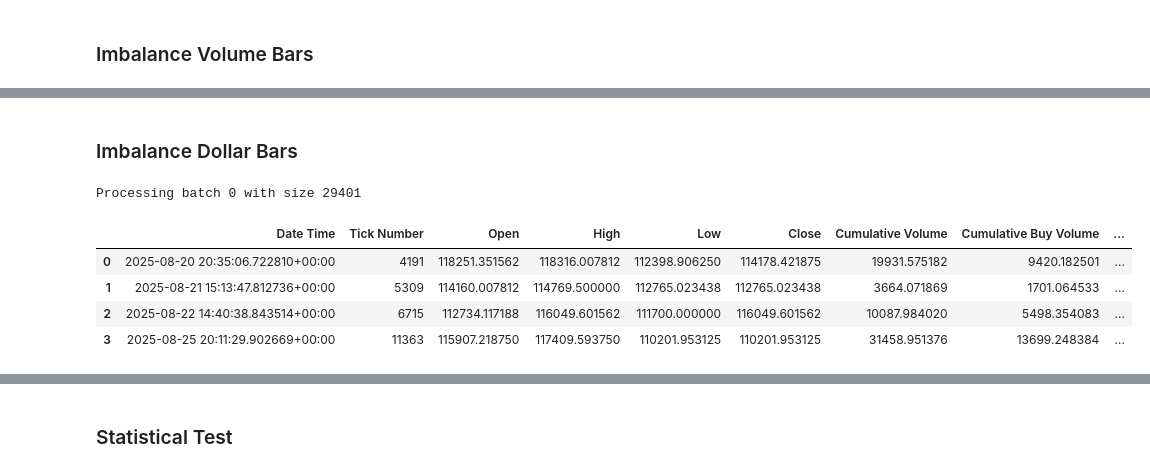
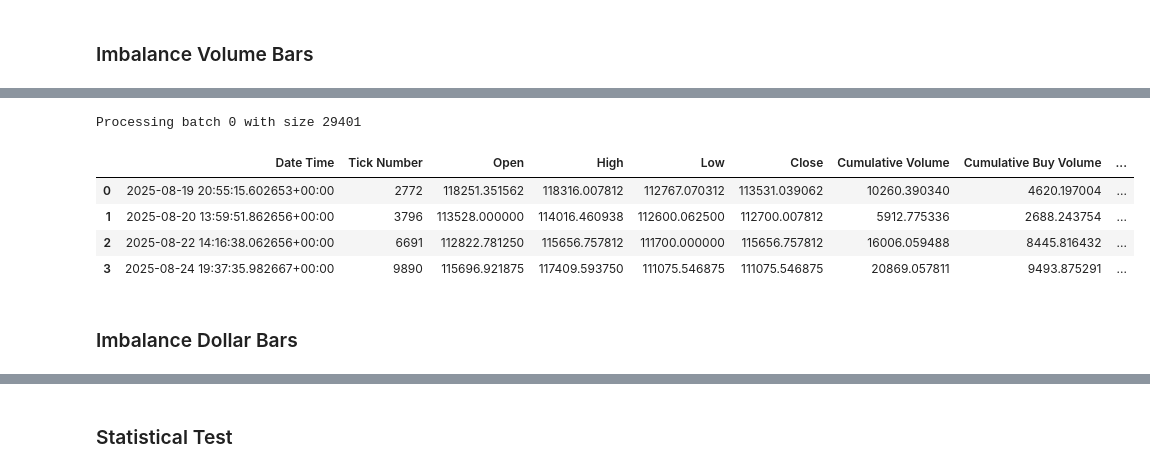
Before and after one commit to engr-bobet-14/Trading-Systems, a Jupyter notebook: smart-money/Notebook/[01] Data Structures.ipynb, the cells around one changed output, grey strips where cells are left out. Cells and saved outputs as stored; diff of their text form; code cells hidden in the pictures.

Commit message:
applied generate_info_driven_bars & sampling_best_params function -  data structures

```diff
--- a/smart-money/Notebook/[01] Data Structures.ipynb
+++ b/smart-money/Notebook/[01] Data Structures.ipynb
@@ -176,0 +180,8 @@ df = df[df["ohlc_volume"] >= 0]
+# %%
+df_riskAI = df.copy()
+df_riskAI = df_riskAI.loc[:, ['symbol', 'ohlc_close', 'ohlc_volume']]
+#rename column
+df_riskAI.reset_index(inplace=True)
+df_riskAI.set_index('symbol', inplace=True)
+df_riskAI.columns = ['date', 'price', 'volume']
+df_riskAI.head()
@@ -625,0 +999,3 @@ log_return = lambda s: np.log(s).diff().dropna()
+# %%
+reload_db_resampling_params = load_param_resampling_db(param_db_filename)
+reload_db_resampling_params
@@ -756,35 +1080,14 @@ Processing batch 0 with size 29401
+# %%
+EIB_vol = generate_info_driven_bars(sampling_method='expected_volume_imbalance_bars',
+                                      df_sample=df_riskAI,
+                                      db_best_params=reload_db_resampling_params)
+EIB_vol.head()
+# %% [output]
+Processing batch 0 with size 29401
+|  | Date Time | Tick Number | Open | High | Low | Close | Cumulative Volume | Cumulative Buy Volume | ... |
+| 0 | 2025-08-19 20:55:15.602653+00:00 | 2772 | 118251.351562 | 118316.007812 | 112767.070312 | 113531.039062 | 10260.390340 | 4620.197004 | ... |
+| 1 | 2025-08-20 13:59:51.862656+00:00 | 3796 | 113528.000000 | 114016.460938 | 112600.062500 | 112700.007812 | 5912.775336 | 2688.243754 | ... |
+| 2 | 2025-08-22 14:16:38.062656+00:00 | 6691 | 112822.781250 | 115656.757812 | 111700.000000 | 115656.757812 | 16006.059488 | 8445.816432 | ... |
+| 3 | 2025-08-24 19:37:35.982667+00:00 | 9890 | 115696.921875 | 117409.593750 | 111075.546875 | 111075.546875 | 20869.057811 | 9493.875291 | ... |
 # %% [markdown]
 ### Imbalance Dollar Bars
-# %%
-EIB_dollar = controller.handle_input_command(
-    method_name="expected_dollar_imbalance_bars",
-    method_arguments={
-        "window_size_for_expected_n_ticks_estimation": 6,
-        "window_size_for_expected_imbalance_estimation": 1254,
-        "initial_estimate_of_expected_n_ticks_in_bar": 4191,
-    },
-    input_data=data,
-    batch_size=1_000_000,
-)
-
-#Map / Aggreagate to other features
-
-EIB_dollar_with_orderbook = attach_extra_features_to_bars(
-    df,
-    EIB_dollar,
-    feature_cols=features,
-    # optional overrides:
-    # agg_spec={"spot_price": "mean"},  # if you want different aggregation
-    # weighted_cols={"tr_vwap": ("tr_vwap", "tr_volume_base")},
-    drop_empty=False
-)
-
-EIB_dollar_with_orderbook.head()
-EIB_dollar.head()
-# %% [output]
-Processing batch 0 with size 29401
-|  | Date Time | Tick Number | Open | High | Low | Close | Cumulative Volume | Cumulative Buy Volume | ... |
-| 0 | 2025-08-20 20:35:06.722810+00:00 | 4191 | 118251.351562 | 118316.007812 | 112398.906250 | 114178.421875 | 19931.575182 | 9420.182501 | ... |
-| 1 | 2025-08-21 15:13:47.812736+00:00 | 5309 | 114160.007812 | 114769.500000 | 112765.023438 | 112765.023438 | 3664.071869 | 1701.064533 | ... |
-| 2 | 2025-08-22 14:40:38.843514+00:00 | 6715 | 112734.117188 | 116049.601562 | 111700.000000 | 116049.601562 | 10087.984020 | 5498.354083 | ... |
-| 3 | 2025-08-25 20:11:29.902669+00:00 | 11363 | 115907.218750 | 117409.593750 | 110201.953125 | 110201.953125 | 31458.951376 | 13699.248384 | ... |
```
Also changed, not shown: parts of 53 cells of this notebook, 1 other file.
